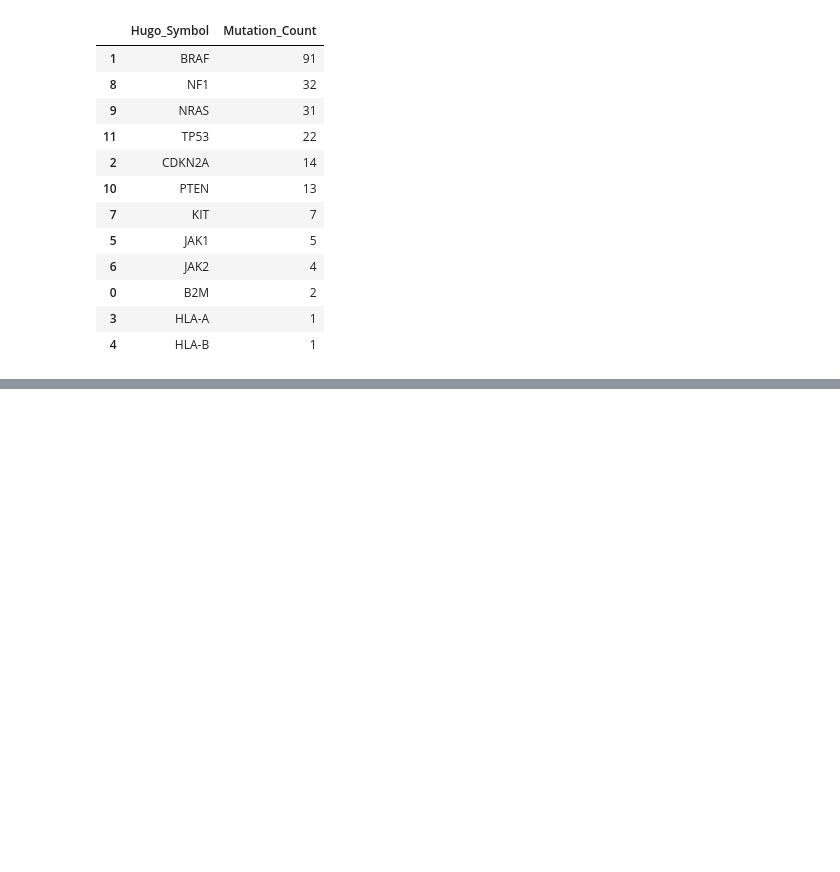
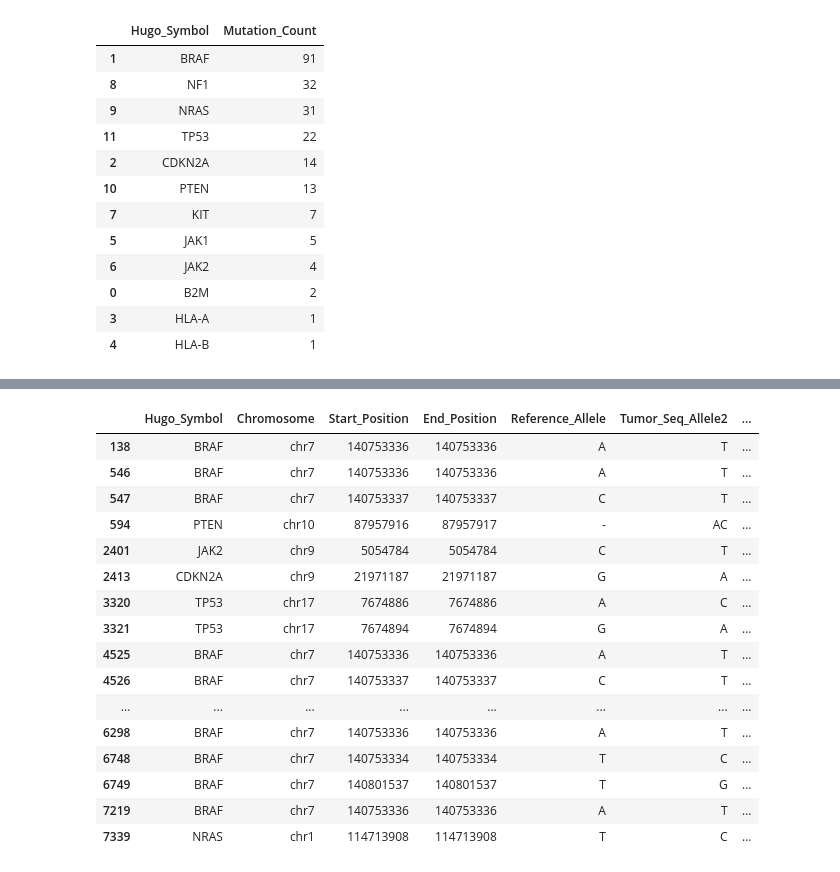
Before and after one commit to andreamariefree-creator/clinical-genomics-portfolio, a Jupyter notebook: projects/01_somatic_maf_analysis/notebooks/01_1_skcm_somatic_maf_analysis.ipynb, the cells around one changed output, grey strips where cells are left out. Saved outputs shown, nothing was run; the diff lists cells and outputs as text; code cells hidden in the pictures; blank space fills up the shorter version.

```diff
--- a/projects/01_somatic_maf_analysis/notebooks/01_1_skcm_somatic_maf_analysis.ipynb
+++ b/projects/01_somatic_maf_analysis/notebooks/01_1_skcm_somatic_maf_analysis.ipynb
@@ -283,0 +383,56 @@ skcm_gene_summary
+# %%
+skcm_genes_of_interest = [
+    "BRAF", "NRAS", "NF1", "KIT",
+    "TP53", "PTEN", "CDKN2A",
+    "B2M", "JAK1", "JAK2"
+]
+
+# Select columns that are useful for a portfolio-level variant table
+goi_columns = [
+    "Hugo_Symbol",
+    "Chromosome",
+    "Start_Position",
+    "End_Position",
+    "Reference_Allele",
+    "Tumor_Seq_Allele2",
+    "Variant_Classification",
+    "Variant_Type",
+    "Tumor_Sample_Barcode",
+    "HGVSc",
+    "HGVSp_Short",
+    "Protein_position",
+    "t_depth",
+    "t_ref_count",
+    "t_alt_count",
+    "source_file"
+]
+
+# Keep only columns that are actually present in the MAF
+available_goi_columns = [col for col in goi_columns if col in skcm_maf.columns]
+
+skcm_goi_variants = (
+    skcm_maf[
+        skcm_maf["Hugo_Symbol"].isin(skcm_genes_of_interest)
+    ][available_goi_columns]
+    .copy()
+)
+
+skcm_goi_variants.head(20)
+# %% [output]
+|  | Hugo_Symbol | Chromosome | Start_Position | End_Position | Reference_Allele | Tumor_Seq_Allele2 | ... |
+| 138 | BRAF | chr7 | 140753336 | 140753336 | A | T | ... |
+| 546 | BRAF | chr7 | 140753336 | 140753336 | A | T | ... |
+| 547 | BRAF | chr7 | 140753337 | 140753337 | C | T | ... |
+| 594 | PTEN | chr10 | 87957916 | 87957917 | - | AC | ... |
+| 2401 | JAK2 | chr9 | 5054784 | 5054784 | C | T | ... |
+| 2413 | CDKN2A | chr9 | 21971187 | 21971187 | G | A | ... |
+| 3320 | TP53 | chr17 | 7674886 | 7674886 | A | C | ... |
+| 3321 | TP53 | chr17 | 7674894 | 7674894 | G | A | ... |
+| 4525 | BRAF | chr7 | 140753336 | 140753336 | A | T | ... |
+| 4526 | BRAF | chr7 | 140753337 | 140753337 | C | T | ... |
+| ... | ... | ... | ... | ... | ... | ... | ... |
+| 6298 | BRAF | chr7 | 140753336 | 140753336 | A | T | ... |
+| 6748 | BRAF | chr7 | 140753334 | 140753334 | T | C | ... |
+| 6749 | BRAF | chr7 | 140801537 | 140801537 | T | G | ... |
+| 7219 | BRAF | chr7 | 140753336 | 140753336 | A | T | ... |
+| 7339 | NRAS | chr1 | 114713908 | 114713908 | T | C | ... |
```
Also changed, not shown: parts of 13 cells of this notebook, 3 other files.
